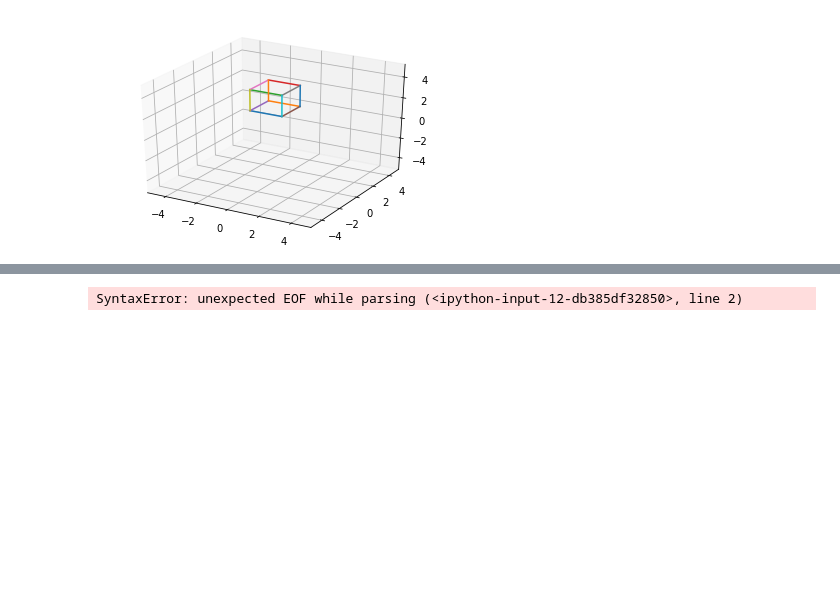
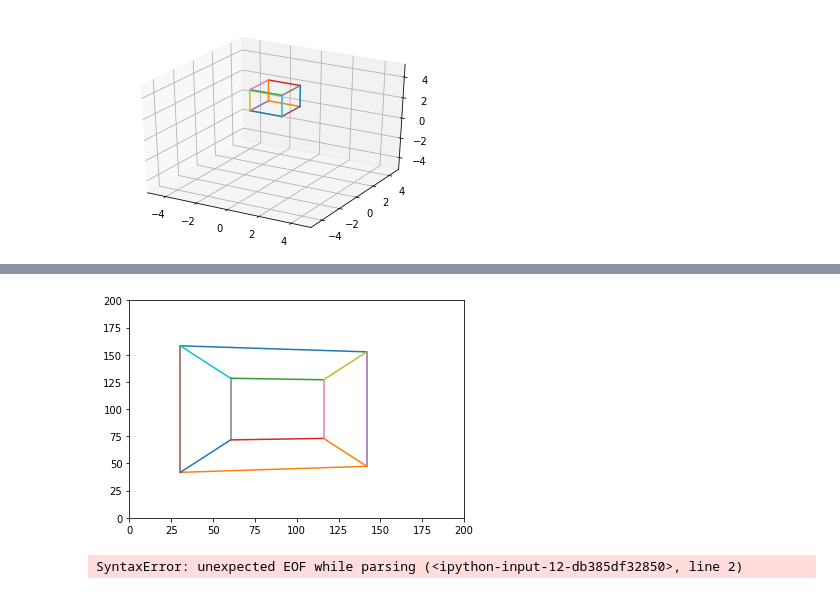
Before and after one commit to happyhyowon/assignment, a Jupyter notebook: vision/assignment1/renderer_test.ipynb, the cells around one changed output, grey strips where cells are left out. Saved outputs shown, nothing was run; the diff lists cells and outputs as text; code cells hidden in the pictures; blank space fills up the shorter version.

```diff
--- a/vision/assignment1/renderer_test.ipynb
+++ b/vision/assignment1/renderer_test.ipynb
@@ -122,0 +212,4 @@ show_3d(dd, edges)
+# %%
+las = pp[:, 2]
+las = las.T
+las
@@ -122,0 +219,3 @@ show_3d(dd, edges)
+# %%
+fo = pp[:, :2]
+fo
@@ -122,0 +231,3 @@ show_3d(dd, edges)
+# %%
+ex = fo / las.reshape(-1,1)
+ex = ex * 200
@@ -123,3 +238,7 @@ show_3d(dd, edges)
+# %%
+show_2d(ex, edges, (200, 200))
+# %% [output]
+[figure, added]
 # %%
 def get_extrinsic_matrix(position,orientation):
 # %% [output]
```
Also changed, not shown: parts of 16 cells of this notebook.
